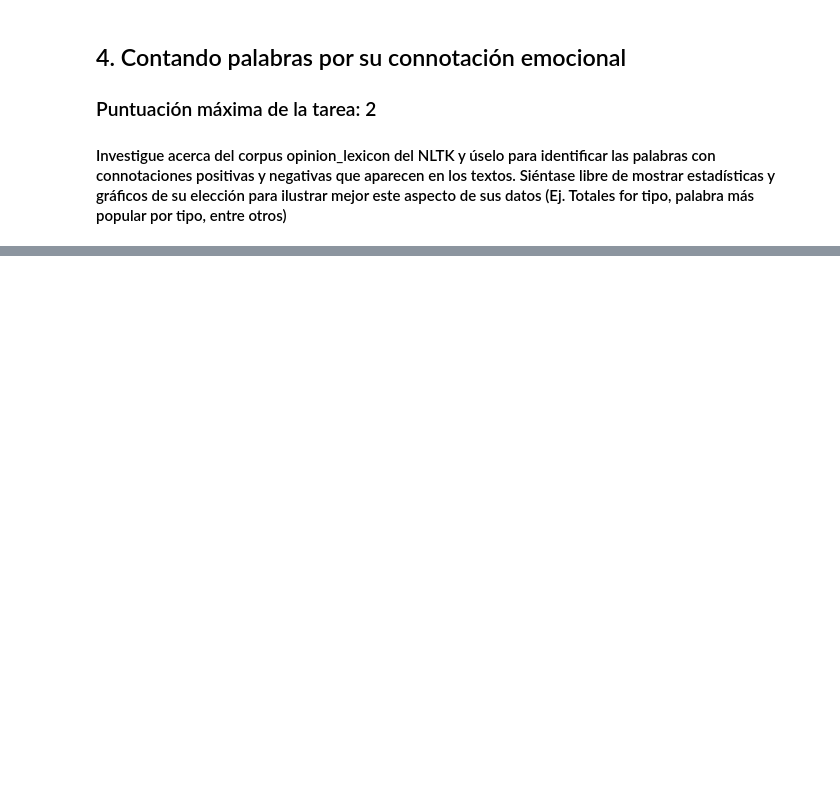
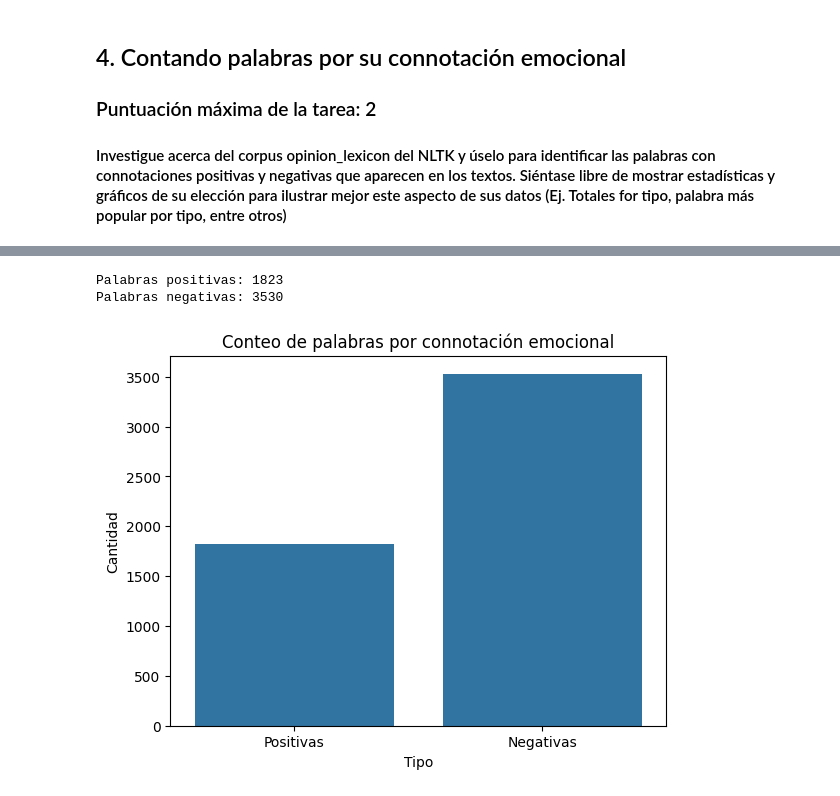
Before and after one commit to cristiandelahooz/first-porfolio, a Jupyter notebook: Portafolio Ejercicios 1.ipynb, the cells around one changed output, grey strips where cells are left out. Cells and saved outputs as stored; diff of their text form; code cells hidden in the pictures; blank space fills up the shorter version.

```diff
--- a/Portafolio Ejercicios 1.ipynb
+++ b/Portafolio Ejercicios 1.ipynb
@@ -60,0 +210,20 @@ Utilice esta celda para colocar comentarios en el notebook, cuando lo estime nec
+# %%
+
+
+positive_words = set(opinion_lexicon.positive())
+negative_words = set(opinion_lexicon.negative())
+
+pos_count = sum(1 for word in filtered_words if word in positive_words)
+neg_count = sum(1 for word in filtered_words if word in negative_words)
+
+print(f"Palabras positivas: {pos_count}")
+print(f"Palabras negativas: {neg_count}")
+
+data = pd.DataFrame({'Tipo': ['Positivas', 'Negativas'], 'Cantidad': [pos_count, neg_count]})
+sns.barplot(x='Tipo', y='Cantidad', data=data)
+plt.title('Conteo de palabras por connotación emocional')
+plt.show()
+# %% [output]
+Palabras positivas: 1823
+Palabras negativas: 3530
+[figure, added]
```
Also changed, not shown: parts of 19 cells of this notebook.
